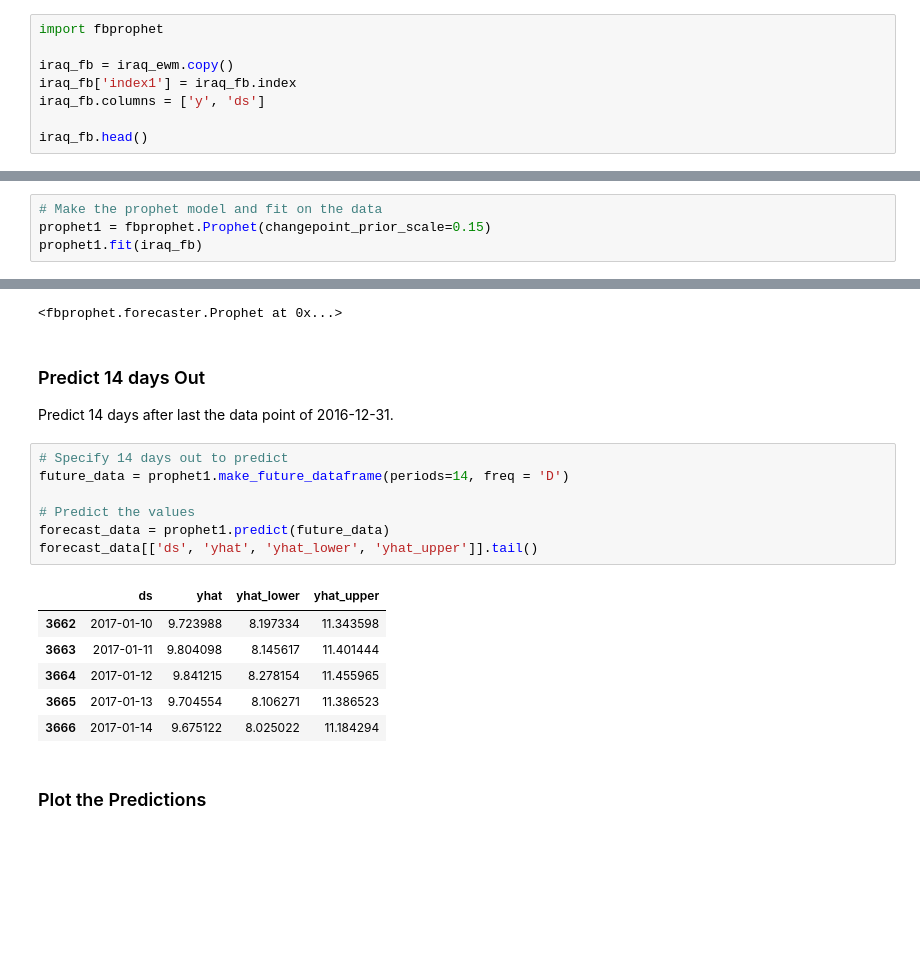
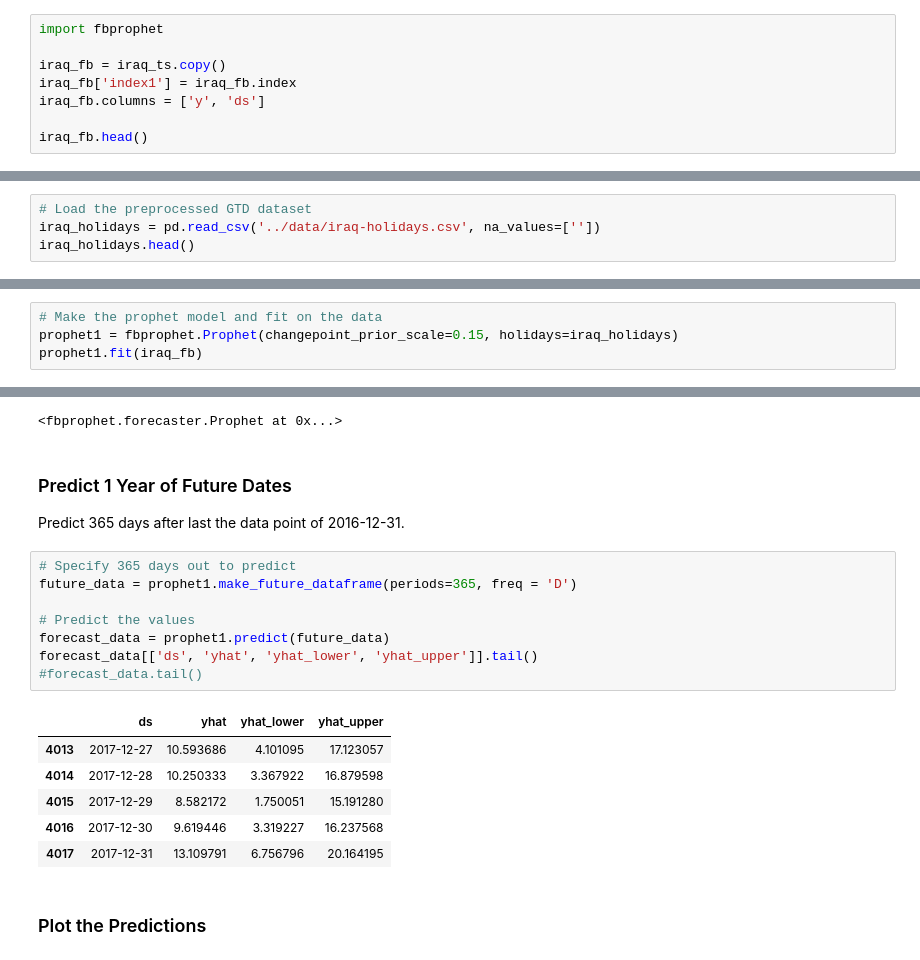
Before and after one commit to tcskowronek/predicting-terrorist-attacks, a Jupyter notebook: src/05-Time-Series-Prediction.ipynb, the cells around one changed output, grey strips where cells are left out. Cells and saved outputs as stored; diff of their text form; blank space fills up the shorter version.

```diff
--- a/src/05-Time-Series-Prediction.ipynb
+++ b/src/05-Time-Series-Prediction.ipynb
@@ -287,7 +300,7 @@ Create a modified dataset to comply with the Facebook Prophet requirements.
 # %%
 import fbprophet
 
-iraq_fb = iraq_ewm.copy()
+iraq_fb = iraq_ts.copy()
 iraq_fb['index1'] = iraq_fb.index
 iraq_fb.columns = ['y', 'ds']
 
@@ -301,0 +318,4 @@ iraq_fb.head()
+# %%
+# Load the preprocessed GTD dataset
+iraq_holidays = pd.read_csv('../data/iraq-holidays.csv', na_values=[''])
+iraq_holidays.head()
@@ -305,27 +332,28 @@ Create the time serie model for attacks in Iraq.
 # %%
 # Make the prophet model and fit on the data
-prophet1 = fbprophet.Prophet(changepoint_prior_scale=0.15)
+prophet1 = fbprophet.Prophet(changepoint_prior_scale=0.15, holidays=iraq_holidays)
 prophet1.fit(iraq_fb)
 # %% [output]
 INFO:fbprophet.forecaster:Disabling daily seasonality. Run prophet with daily_seasonality=True to override this.
 <fbprophet.forecaster.Prophet at 0x...>
 # %% [markdown]
-### Predict 14 days Out
-Predict 14 days after last the data point of 2016-12-31.
+### Predict 1 Year of Future Dates
+Predict 365 days after last the data point of 2016-12-31.
 # %%
-# Specify 14 days out to predict
-future_data = prophet1.make_future_dataframe(periods=14, freq = 'D')
+# Specify 365 days out to predict
+future_data = prophet1.make_future_dataframe(periods=365, freq = 'D')
 
 # Predict the values
 forecast_data = prophet1.predict(future_data)
 forecast_data[['ds', 'yhat', 'yhat_lower', 'yhat_upper']].tail()
+#forecast_data.tail()
 # %% [output]
 |  | ds | yhat | yhat_lower | yhat_upper |
-| 3662 | 2017-01-10 | 9.723988 | 8.197334 | 11.343598 |
-| 3663 | 2017-01-11 | 9.804098 | 8.145617 | 11.401444 |
-| 3664 | 2017-01-12 | 9.841215 | 8.278154 | 11.455965 |
-| 3665 | 2017-01-13 | 9.704554 | 8.106271 | 11.386523 |
-| 3666 | 2017-01-14 | 9.675122 | 8.025022 | 11.184294 |
+| 4013 | 2017-12-27 | 10.593686 | 4.101095 | 17.123057 |
+| 4014 | 2017-12-28 | 10.250333 | 3.367922 | 16.879598 |
+| 4015 | 2017-12-29 | 8.582172 | 1.750051 | 15.191280 |
+| 4016 | 2017-12-30 | 9.619446 | 3.319227 | 16.237568 |
+| 4017 | 2017-12-31 | 13.109791 | 6.756796 | 20.164195 |
 # %% [markdown]
 ### Plot the Predictions
 # %%
```
Also changed, not shown: parts of 22 cells of this notebook.
